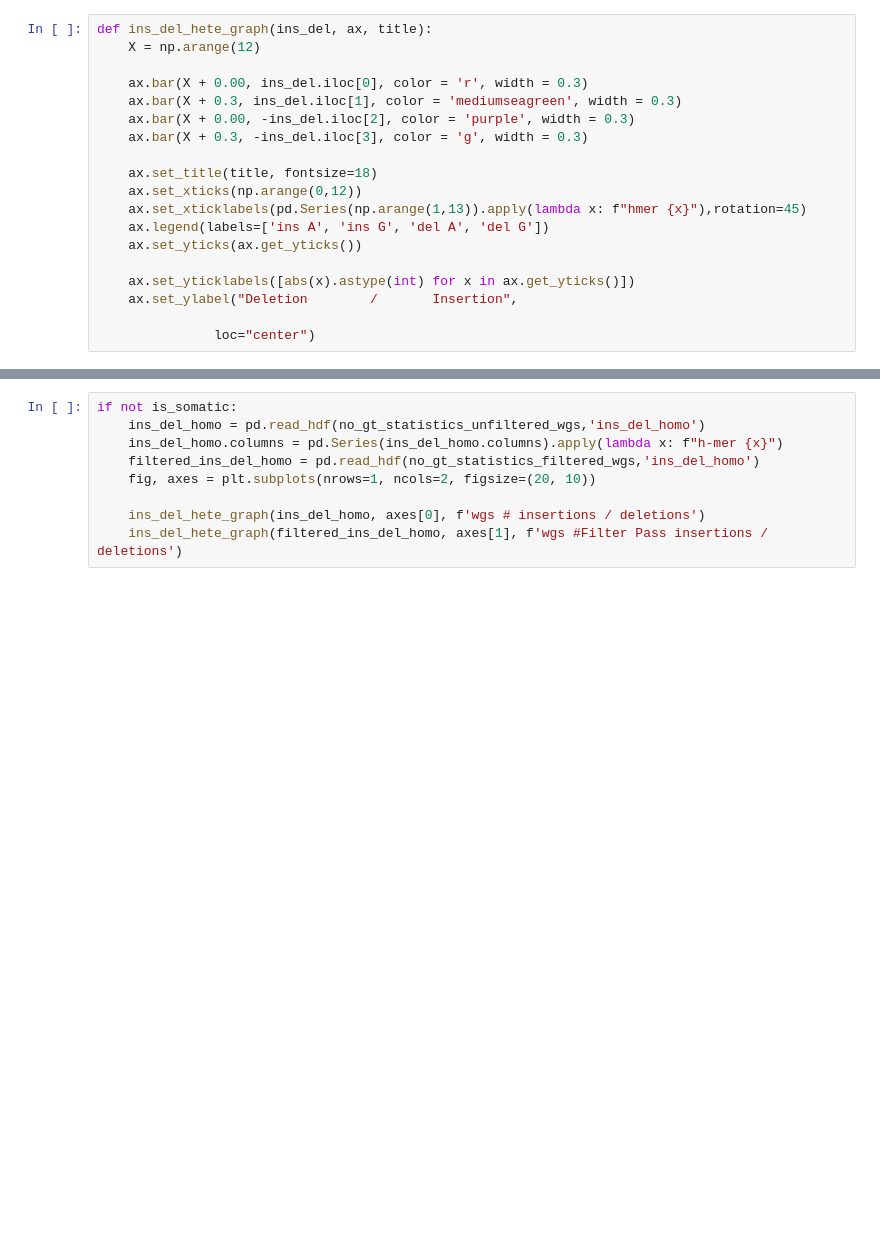
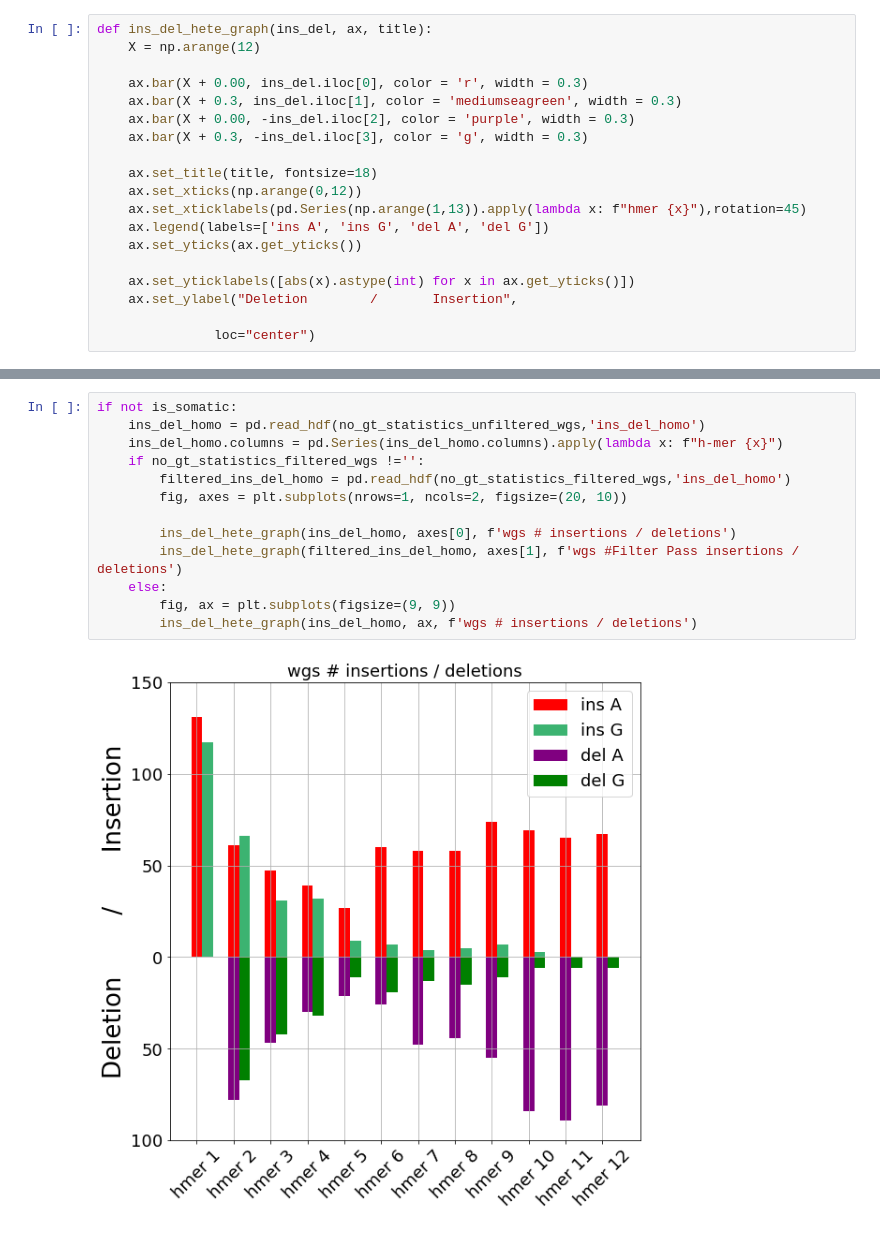
Before and after one commit to Ultimagen/VariantCalling, a Jupyter notebook: ugvc/reports/report_wo_gt.ipynb, the cells around one changed output, grey strips where cells are left out. Drawn from its saved outputs; the diff is of its cells as text; blank space fills up the shorter version.

```diff
--- a/ugvc/reports/report_wo_gt.ipynb
+++ b/ugvc/reports/report_wo_gt.ipynb
@@ -619,9 +686,15 @@ if not is_somatic:
 # %%
 if not is_somatic:
     ins_del_homo = pd.read_hdf(no_gt_statistics_unfiltered_wgs,'ins_del_homo')
     ins_del_homo.columns = pd.Series(ins_del_homo.columns).apply(lambda x: f"h-mer {x}")
-    filtered_ins_del_homo = pd.read_hdf(no_gt_statistics_filtered_wgs,'ins_del_homo')
-    fig, axes = plt.subplots(nrows=1, ncols=2, figsize=(20, 10))
+    if no_gt_statistics_filtered_wgs !='':
+        filtered_ins_del_homo = pd.read_hdf(no_gt_statistics_filtered_wgs,'ins_del_homo')
+        fig, axes = plt.subplots(nrows=1, ncols=2, figsize=(20, 10))
 
-    ins_del_hete_graph(ins_del_homo, axes[0], f'wgs # insertions / deletions')
-    ins_del_hete_graph(filtered_ins_del_homo, axes[1], f'wgs #Filter Pass insertions / deletions')
+        ins_del_hete_graph(ins_del_homo, axes[0], f'wgs # insertions / deletions')
+        ins_del_hete_graph(filtered_ins_del_homo, axes[1], f'wgs #Filter Pass insertions / deletions')
+    else:
+        fig, ax = plt.subplots(figsize=(9, 9))
+        ins_del_hete_graph(ins_del_homo, ax, f'wgs # insertions / deletions')
+# %% [output]
+[figure, added]
```
Also changed, not shown: parts of 10 cells of this notebook.
